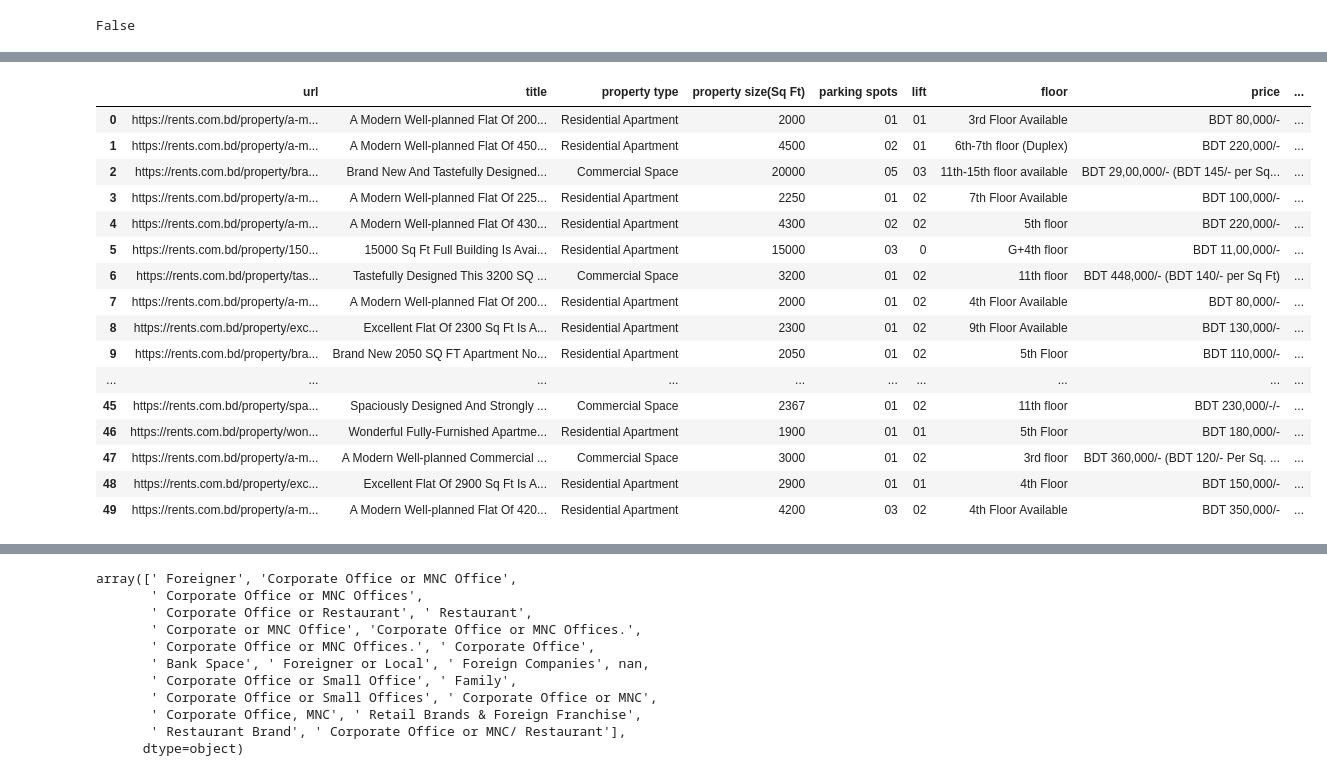
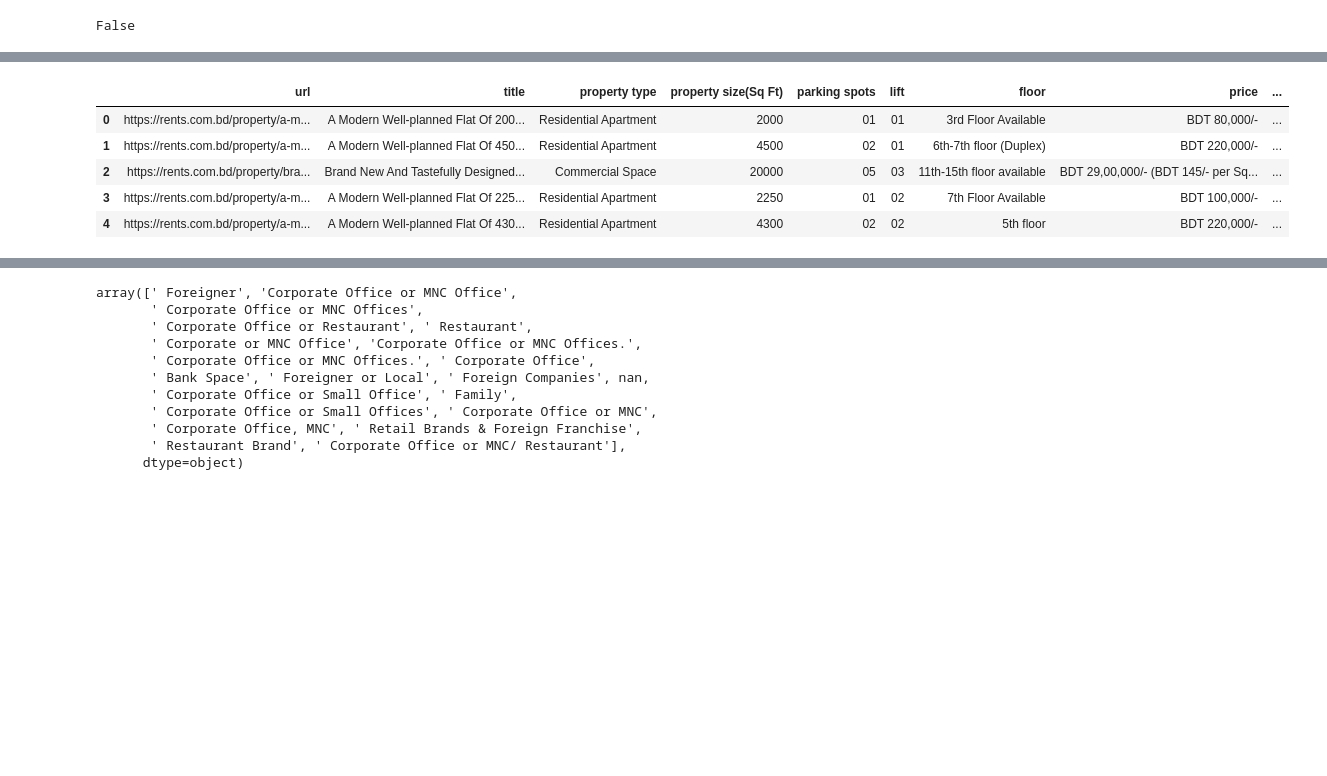
Before and after one commit to ShahrearMahfuz/DataPortfolio, a Jupyter notebook: Rents.com.bd Listings/Rental Listings - Dhaka Bangladesh.ipynb, the cells around one changed output, grey strips where cells are left out. Saved outputs shown, nothing was run; the diff lists cells and outputs as text; code cells hidden in the pictures; blank space fills up the shorter version.

```diff
--- a/Rents.com.bd Listings/Rental Listings - Dhaka Bangladesh.ipynb
+++ b/Rents.com.bd Listings/Rental Listings - Dhaka Bangladesh.ipynb
@@ -112,25 +79,14 @@ df['lift']=df['lift'].str.replace('available','')
 df['lift']=df['lift'].str.replace('Available','')
 # %%
 df.loc[df['lift'].isnull(),'lift']=df[df['lift'].isnull()].fillna(0)
-df.head(50)
+df.head(5)
 # %% [output]
 |  | url | title | property type | property size(Sq Ft) | parking spots | lift | floor | price | ... |
 | 0 | https://rents.com.bd/property/a-m... | A Modern Well-planned Flat Of 200... | Residential Apartment | 2000 | 01 | 01 | 3rd Floor Available | BDT 80,000/- | ... |
 | 1 | https://rents.com.bd/property/a-m... | A Modern Well-planned Flat Of 450... | Residential Apartment | 4500 | 02 | 01 | 6th-7th floor (Duplex) | BDT 220,000/- | ... |
 | 2 | https://rents.com.bd/property/bra... | Brand New And Tastefully Designed... | Commercial Space | 20000 | 05 | 03 | 11th-15th floor available | BDT 29,00,000/- (BDT 145/- per Sq... | ... |
 | 3 | https://rents.com.bd/property/a-m... | A Modern Well-planned Flat Of 225... | Residential Apartment | 2250 | 01 | 02 | 7th Floor Available | BDT 100,000/- | ... |
 | 4 | https://rents.com.bd/property/a-m... | A Modern Well-planned Flat Of 430... | Residential Apartment | 4300 | 02 | 02 | 5th floor | BDT 220,000/- | ... |
-| 5 | https://rents.com.bd/property/150... | 15000 Sq Ft Full Building Is Avai... | Residential Apartment | 15000 | 03 | 0 | G+4th floor | BDT 11,00,000/- | ... |
-| 6 | https://rents.com.bd/property/tas... | Tastefully Designed This 3200 SQ ... | Commercial Space | 3200 | 01 | 02 | 11th floor | BDT 448,000/- (BDT 140/- per Sq Ft) | ... |
-| 7 | https://rents.com.bd/property/a-m... | A Modern Well-planned Flat Of 200... | Residential Apartment | 2000 | 01 | 02 | 4th Floor Available | BDT 80,000/- | ... |
-| 8 | https://rents.com.bd/property/exc... | Excellent Flat Of 2300 Sq Ft Is A... | Residential Apartment | 2300 | 01 | 02 | 9th Floor Available | BDT 130,000/- | ... |
-| 9 | https://rents.com.bd/property/bra... | Brand New 2050 SQ FT Apartment No... | Residential Apartment | 2050 | 01 | 02 | 5th Floor | BDT 110,000/- | ... |
-| ... | ... | ... | ... | ... | ... | ... | ... | ... | ... |
-| 45 | https://rents.com.bd/property/spa... | Spaciously Designed And Strongly ... | Commercial Space | 2367 | 01 | 02 | 11th floor | BDT 230,000/-/- | ... |
-| 46 | https://rents.com.bd/property/won... | Wonderful Fully-Furnished Apartme... | Residential Apartment | 1900 | 01 | 01 | 5th Floor | BDT 180,000/- | ... |
-| 47 | https://rents.com.bd/property/a-m... | A Modern Well-planned Commercial ... | Commercial Space | 3000 | 01 | 02 | 3rd floor | BDT 360,000/- (BDT 120/- Per Sq. ... | ... |
-| 48 | https://rents.com.bd/property/exc... | Excellent Flat Of 2900 Sq Ft Is A... | Residential Apartment | 2900 | 01 | 01 | 4th Floor | BDT 150,000/- | ... |
-| 49 | https://rents.com.bd/property/a-m... | A Modern Well-planned Flat Of 420... | Residential Apartment | 4200 | 03 | 02 | 4th Floor Available | BDT 350,000/- | ... |
 # %%
 # Clean the floor column and rename it
 df['floor']=df['floor'].str.replace('Individual','Singular')
```
Also changed, not shown: parts of 7 cells of this notebook.
